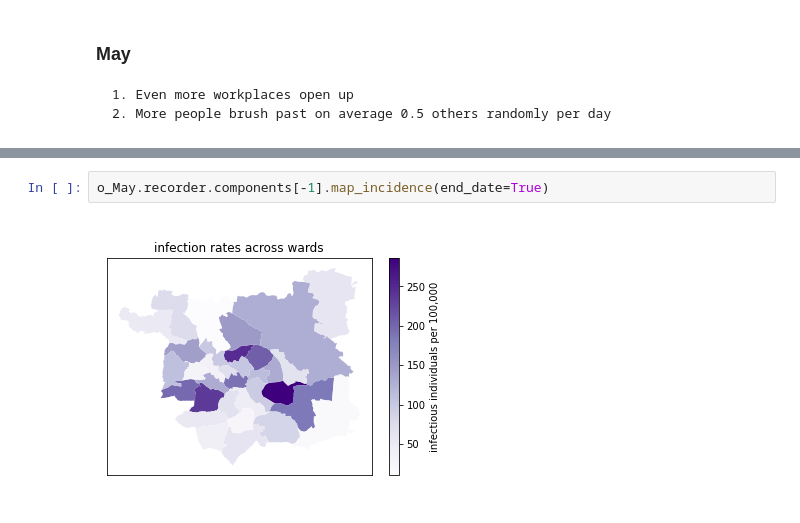
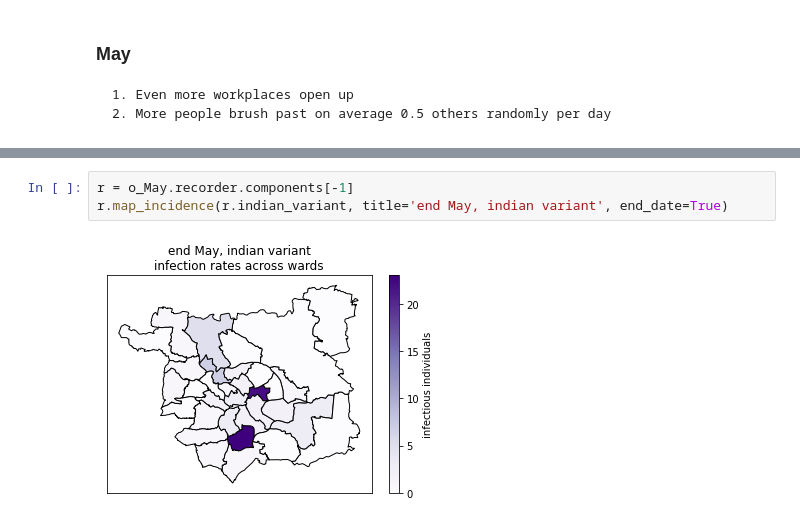
Before and after one commit to jeremy-large/CODiT, a Jupyter notebook: share/codit/notebooks/surge_vaccinations.ipynb, the cells around one changed output, grey strips where cells are left out. Drawn from its saved outputs; the diff is of its cells as text.

```diff
--- a/share/codit/notebooks/surge_vaccinations.ipynb
+++ b/share/codit/notebooks/surge_vaccinations.ipynb
@@ -260,4 +266,5 @@ for k, v in counts.items():
 # %%
-o_May.recorder.components[-1].map_incidence(end_date=True)
+r = o_May.recorder.components[-1]
+r.map_incidence(r.indian_variant, title='end May, indian variant', end_date=True)
 # %% [output]
-[figure, old version]
+[figure, new version]
```
Also changed, not shown: parts of 17 cells of this notebook, 1 other file.
